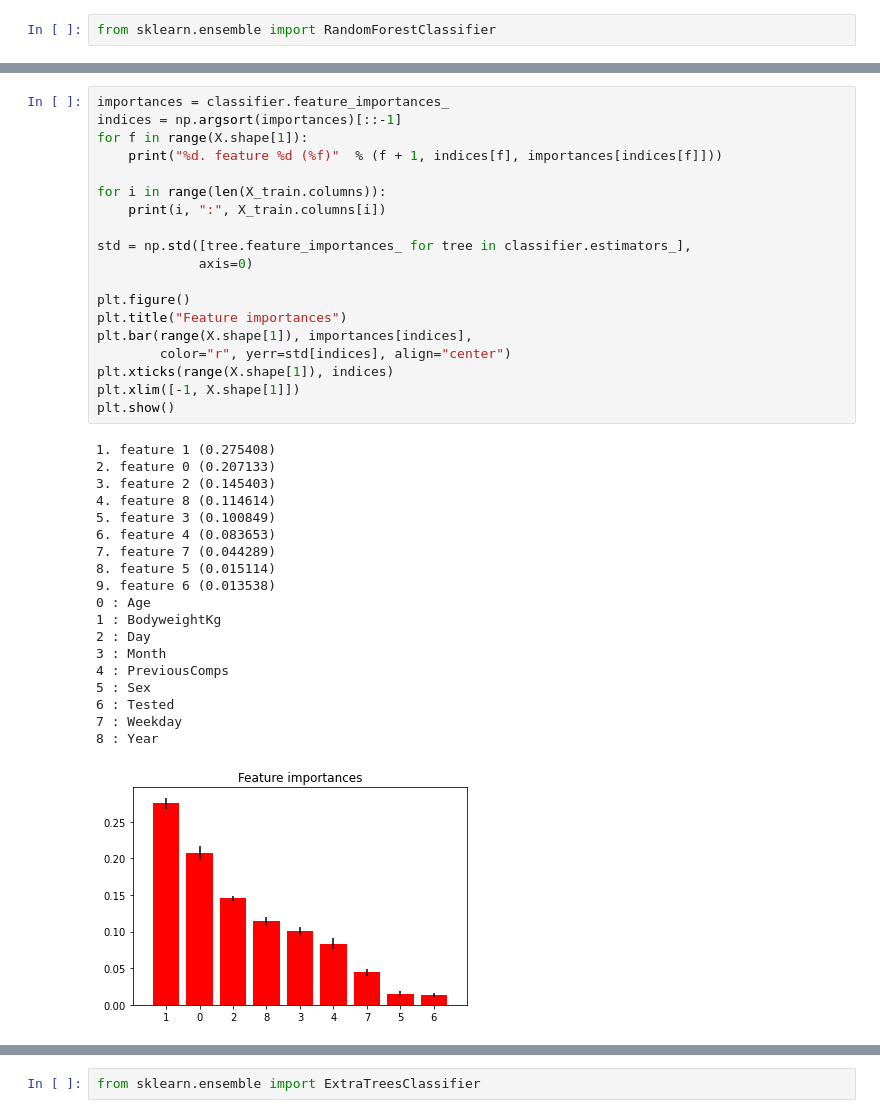
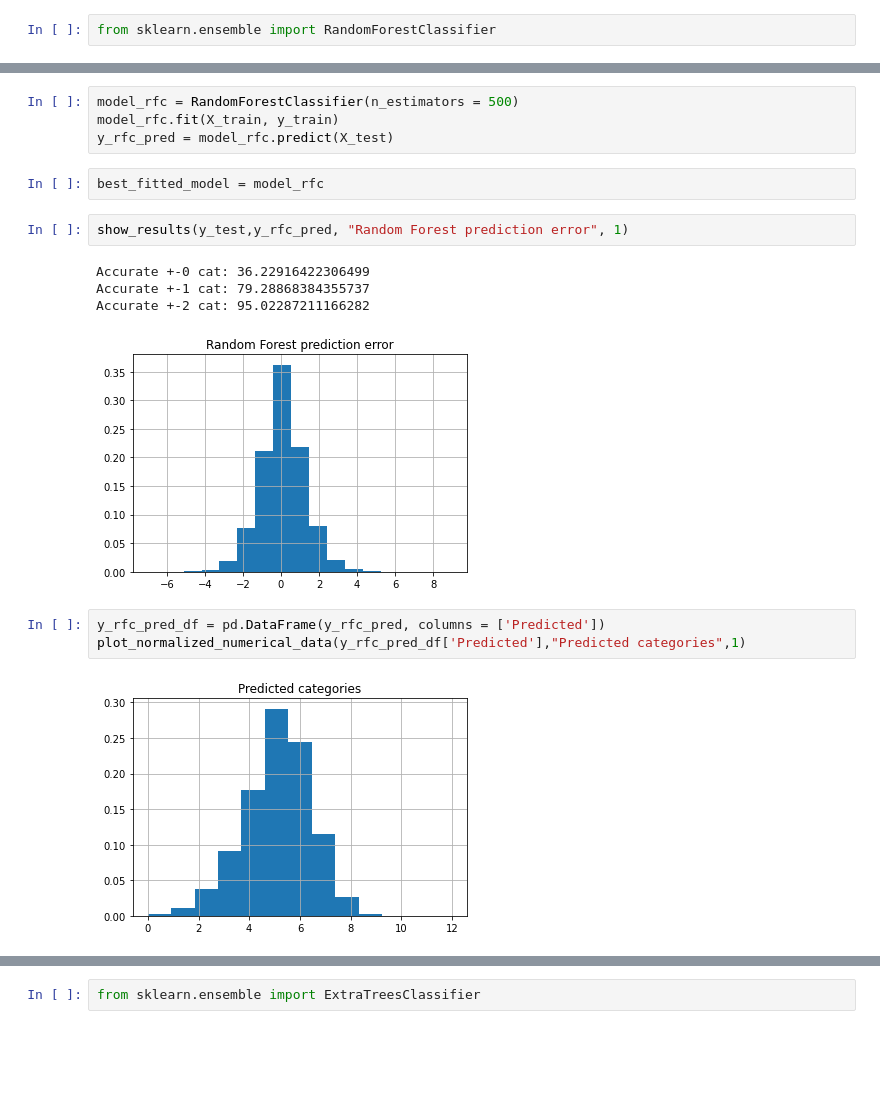
Before and after one commit to tiitvaino/Analysis_of_powerlifting_meet_results, a Jupyter notebook: model.ipynb, the cells around one changed output, grey strips where cells are left out. Saved outputs shown, nothing was run; the diff lists cells and outputs as text; blank space fills up the shorter version.

```diff
--- a/model.ipynb
+++ b/model.ipynb
@@ -121,39 +112,18 @@ print((plusminusone/length)*100)
-# %%
-importances = classifier.feature_importances_
-indices = np.argsort(importances)[::-1]
-for f in range(X.shape[1]):
-    print("%d. feature %d (%f)"  % (f + 1, indices[f], importances[indices[f]]))
-
-for i in range(len(X_train.columns)):
-    print(i, ":", X_train.columns[i])
-
-std = np.std([tree.feature_importances_ for tree in classifier.estimators_],
-             axis=0)
-
-plt.figure()
-plt.title("Feature importances")
-plt.bar(range(X.shape[1]), importances[indices],
-        color="r", yerr=std[indices], align="center")
-plt.xticks(range(X.shape[1]), indices)
-plt.xlim([-1, X.shape[1]])
-plt.show()
-# %% [output]
-1. feature 1 (0.275408)
-2. feature 0 (0.207133)
-3. feature 2 (0.145403)
-4. feature 8 (0.114614)
-5. feature 3 (0.100849)
-6. feature 4 (0.083653)
-7. feature 7 (0.044289)
-8. feature 5 (0.015114)
-9. feature 6 (0.013538)
-0 : Age
-1 : BodyweightKg
-2 : Day
-3 : Month
-4 : PreviousComps
-5 : Sex
-6 : Tested
-7 : Weekday
-8 : Year
-[figure, removed]
+# %%
+model_rfc = RandomForestClassifier(n_estimators = 500)
+model_rfc.fit(X_train, y_train)
+y_rfc_pred = model_rfc.predict(X_test)
+# %%
+best_fitted_model = model_rfc
+# %%
+show_results(y_test,y_rfc_pred, "Random Forest prediction error", 1)
+# %% [output]
+Accurate +-0 cat: 36.22916422306499
+Accurate +-1 cat: 79.28868384355737
+Accurate +-2 cat: 95.02287211166282
+[figure, added]
+# %%
+y_rfc_pred_df = pd.DataFrame(y_rfc_pred, columns = ['Predicted'])
+plot_normalized_numerical_data(y_rfc_pred_df['Predicted'],"Predicted categories",1)
+# %% [output]
+[figure, added]
```
Also changed, not shown: parts of 28 cells of this notebook, 3 other files.
